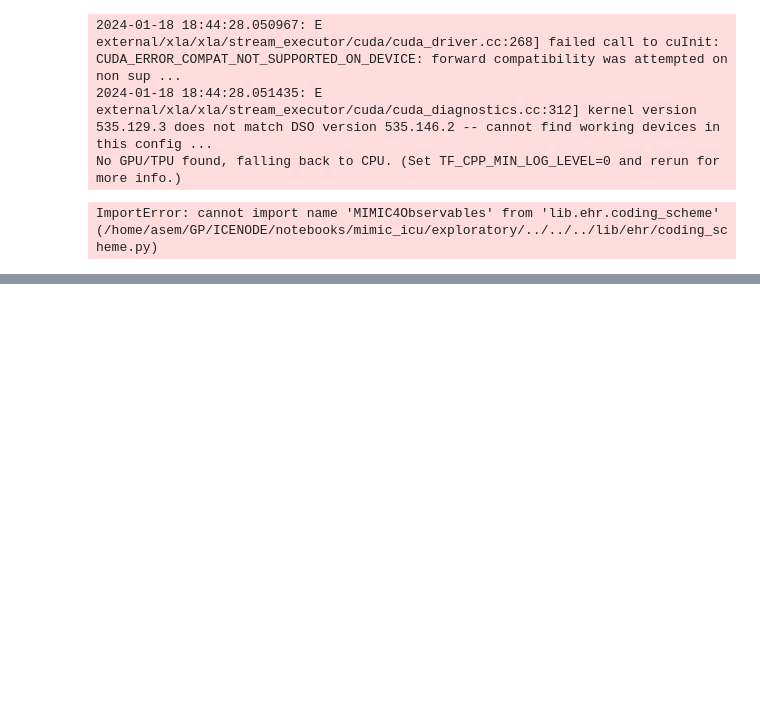
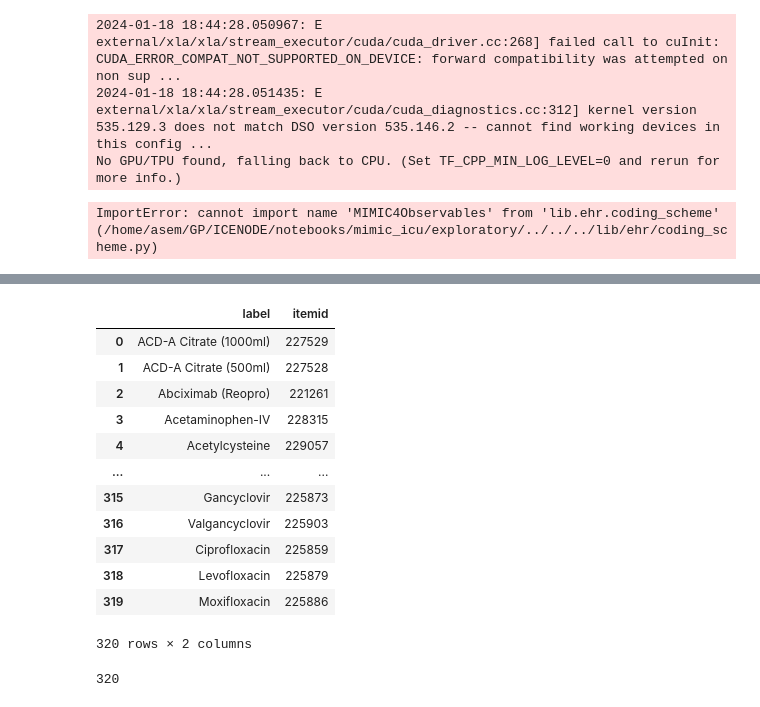
Before and after one commit to barahona-research-group/ICE-NODE, a Jupyter notebook: notebooks/mimic_icu/exploratory/mimic4_icu_exploration.ipynb, the cells around one changed output, grey strips where cells are left out. Drawn from its saved outputs; the diff is of its cells as text; code cells hidden in the pictures; blank space fills up the shorter version.

```diff
--- a/notebooks/mimic_icu/exploratory/mimic4_icu_exploration.ipynb
+++ b/notebooks/mimic_icu/exploratory/mimic4_icu_exploration.ipynb
@@ -1486,3 +1488,8 @@ for code in sorted(m4inpatient_dataset.df['obs'].code.unique()):
 2024-01-18 18:44:28.051435: E external/xla/xla/stream_executor/cuda/cuda_diagnostics.cc:312] kernel version 535.129.3 does not match DSO version 535.146.2 -- cannot find working devices in this config ...
 No GPU/TPU found, falling back to CPU. (Set TF_CPP_MIN_LOG_LEVEL=0 and rerun for more info.)
 ImportError: cannot import name 'MIMIC4Observables' from 'lib.ehr.coding_scheme' (/home/asem/GP/ICENODE/notebooks/mimic_icu/exploratory/../../../lib/ehr/coding_scheme.py)
+# %%
+import pandas as pd
+
+int_input_grouper = pd.read_csv('/home/asem/GP/ICENODE/lib/ehr/resources/mimic4_int_grouper_input.csv.gz', index_col=0)
+int_input_grouper = int_input_grouper[int_input_grouper.group_decision != 'E']
@@ -1488,0 +1536,16 @@ ImportError: cannot import name 'MIMIC4Observables' from 'lib.ehr.coding_scheme'
+# %%
+icu_input_labels_df
+# %% [output]
+|  | label | itemid |
+| 0 | ACD-A Citrate (1000ml) | 227529 |
+| 1 | ACD-A Citrate (500ml) | 227528 |
+| 2 | Abciximab (Reopro) | 221261 |
+| 3 | Acetaminophen-IV | 228315 |
+| 4 | Acetylcysteine | 229057 |
+| ... | ... | ... |
+| 315 | Gancyclovir | 225873 |
+| 316 | Valgancyclovir | 225903 |
+| 317 | Ciprofloxacin | 225859 |
+| 318 | Levofloxacin | 225879 |
+| 319 | Moxifloxacin | 225886 |
+320 rows × 2 columns
@@ -1488,0 +1554,4 @@ ImportError: cannot import name 'MIMIC4Observables' from 'lib.ehr.coding_scheme'
+# %%
+icu_input_labels_df.itemid.nunique()
+# %% [output]
+320
```
Also changed, not shown: parts of 10 cells of this notebook, 4 other files.
